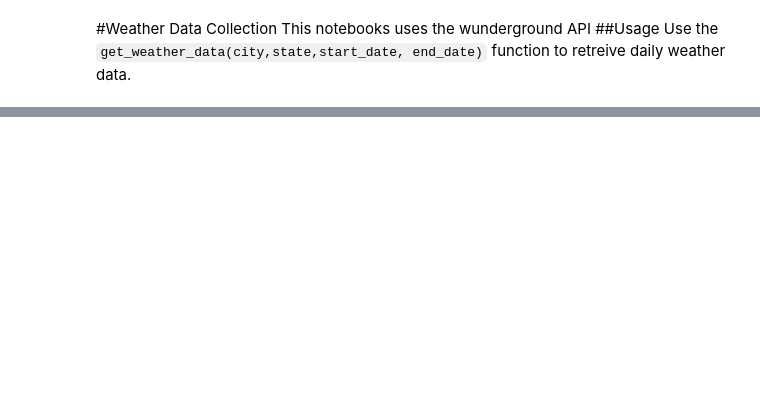
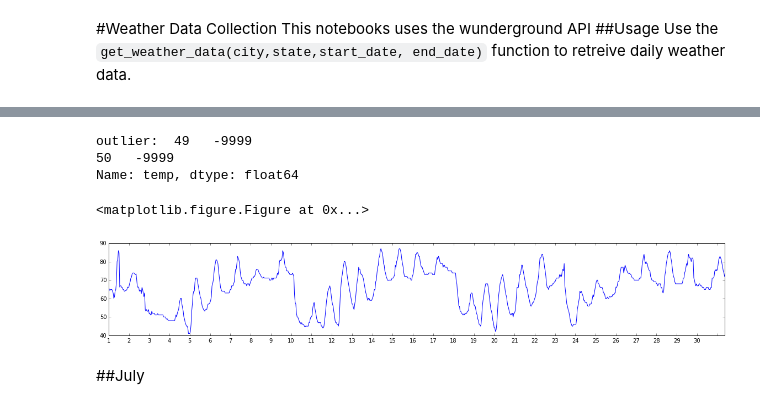
Before and after one commit to dssg/wikienergy, a Jupyter notebook: weather/get_weather_data/get_weather_data.ipynb, the cells around one changed output, grey strips where cells are left out. Saved outputs shown, nothing was run; the diff lists cells and outputs as text; code cells hidden in the pictures; blank space fills up the shorter version.

```diff
--- a/weather/get_weather_data/get_weather_data.ipynb
+++ b/weather/get_weather_data/get_weather_data.ipynb
@@ -135,0 +156,32 @@ df['temp'].plot(figsize=(20,2))
+# %%
+#Query
+april = get_weather_data('API_KEY','Austin','TX', '20130401', '20130430')
+# %%
+apr = pd.read_json(april)
+#Find outlier:
+outlier = apr['temp'].ix[apr['temp'] < 1]
+print 'outlier: ', outlier
+#Get rid of outlier!!!:
+apr = apr.drop(apr.index[[50]])
+apr = apr.drop(apr.index[[49]])
+
+#print apr['temp'][48:52]
+l = []
+l = list(range(0,len(apr['temp']),len(apr['temp'])/30))
+#print len(l)
+#print l
+plt.clf()
+ax = plt.figure(figsize=(20,3)).add_subplot(111)
+ax.set_xticks(l)
+ax.set_xticklabels(range(1,31))
+#Plot:
+ax.plot(apr['temp'])
+plt.savefig('April_Weather.pdf')
+# %% [output]
+outlier:  49   -9999
+50   -9999
+Name: temp, dtype: float64
+<matplotlib.figure.Figure at 0x...>
+[figure, added]
+# %% [markdown]
+##July
```
Also changed, not shown: parts of 18 cells of this notebook, 5 other files.
